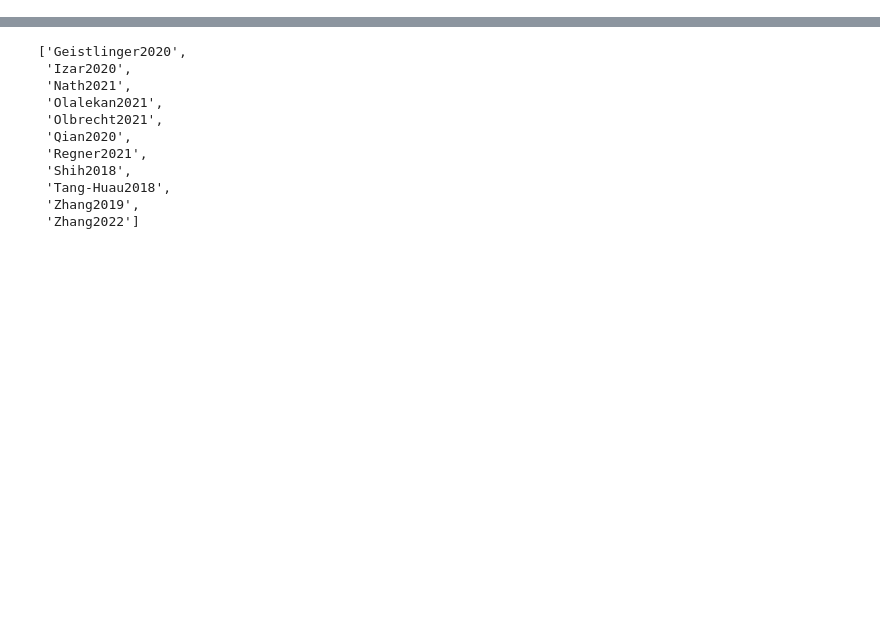
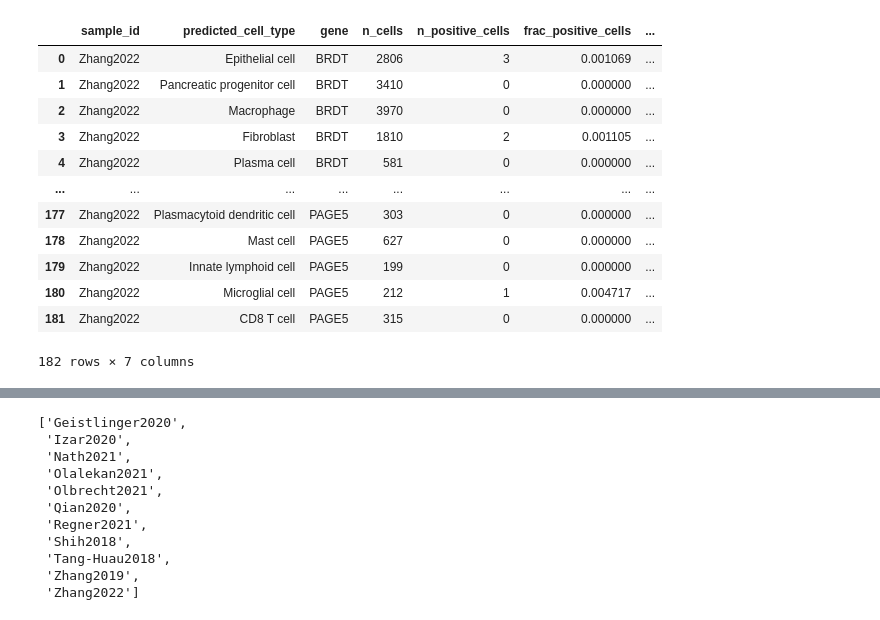
Before and after one commit to ascott-10/cta-onco-fetal, a Jupyter notebook: python_common_scripts/testing123.ipynb, the cells around one changed output, grey strips where cells are left out. Cells and saved outputs as stored; diff of their text form; code cells hidden in the pictures; blank space fills up the shorter version.

```diff
--- a/python_common_scripts/testing123.ipynb
+++ b/python_common_scripts/testing123.ipynb
@@ -16,0 +19,6 @@ os.chdir("/data/scottaa/cta_onco_fetal")
+# %%
+sample_list = []
+for file in os.listdir("datasets/embryos_mixed/original_data"):
+    sample_list.append(file.split("_")[0]+"_"+file.split("_")[1])
+
+sample_list
@@ -16,0 +250,18 @@ os.chdir("/data/scottaa/cta_onco_fetal")
+# %%
+project_name = "ovarian_cancer_ccca"
+figures_dir = f"datasets/{project_name}/results/figures"
+tables_dir = f"datasets/{project_name}/results/tables"
+save_name = "cta_genes"
+cta_genes_file_path = "reference_data_common/CTA_family.csv"
+#dotplot_save_dir = os.path.join(figures_dir, save_name, "celltype_expression")
+#table_save_dir = os.path.join(tables_dir, save_name, "dotplot_celltype")
+
+#os.makedirs(dotplot_save_dir, exist_ok=True)
+#os.makedirs(table_save_dir, exist_ok=True)
+
+df = pd.read_csv(cta_genes_file_path)
+df.columns = ["gene_group", "gene"]
+
+
+all_genes_list = sorted(df["gene"].unique())
+all_genes_list
@@ -16,0 +286,6 @@ os.chdir("/data/scottaa/cta_onco_fetal")
+# %%
+working_adata_dir = "datasets/ovarian_cancer_ccca/working_adata"
+adata_annotated_list = os.listdir(working_adata_dir)
+
+for file in adata_annotated_list:
+    adata = sc.read_h5ad(os.path.join(working_adata_dir,file))
@@ -16,0 +341,16 @@ os.chdir("/data/scottaa/cta_onco_fetal")
+# %%
+df_save
+# %% [output]
+|  | sample_id | predicted_cell_type | gene | n_cells | n_positive_cells | frac_positive_cells | ... |
+| 0 | Zhang2022 | Epithelial cell | BRDT | 2806 | 3 | 0.001069 | ... |
+| 1 | Zhang2022 | Pancreatic progenitor cell | BRDT | 3410 | 0 | 0.000000 | ... |
+| 2 | Zhang2022 | Macrophage | BRDT | 3970 | 0 | 0.000000 | ... |
+| 3 | Zhang2022 | Fibroblast | BRDT | 1810 | 2 | 0.001105 | ... |
+| 4 | Zhang2022 | Plasma cell | BRDT | 581 | 0 | 0.000000 | ... |
+| ... | ... | ... | ... | ... | ... | ... | ... |
+| 177 | Zhang2022 | Plasmacytoid dendritic cell | PAGE5 | 303 | 0 | 0.000000 | ... |
+| 178 | Zhang2022 | Mast cell | PAGE5 | 627 | 0 | 0.000000 | ... |
+| 179 | Zhang2022 | Innate lymphoid cell | PAGE5 | 199 | 0 | 0.000000 | ... |
+| 180 | Zhang2022 | Microglial cell | PAGE5 | 212 | 1 | 0.004717 | ... |
+| 181 | Zhang2022 | CD8 T cell | PAGE5 | 315 | 0 | 0.000000 | ... |
+182 rows × 7 columns
```
Also changed, not shown: parts of 15 cells of this notebook, 15 other files.
